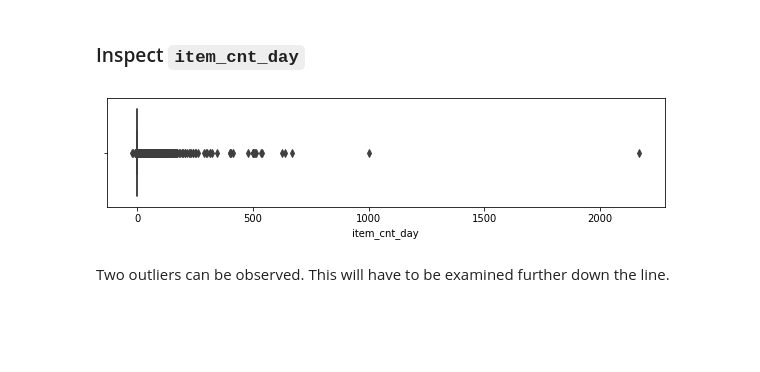
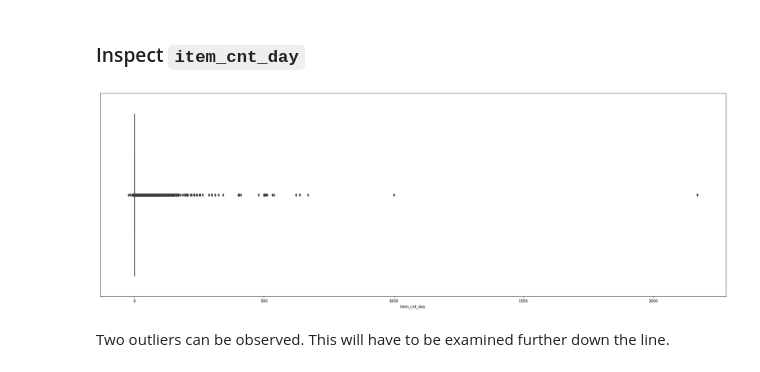
Before and after one commit to cedric-uden/hka-predicting_future_sales, a Jupyter notebook: Predicting_Future_Sales.ipynb, the cells around one changed output. Cells and saved outputs as stored; diff of their text form; code cells hidden in the pictures; blank space fills up the shorter version.

Commit message:
updated the graph defaults across the project

```diff
--- a/Predicting_Future_Sales.ipynb
+++ b/Predicting_Future_Sales.ipynb
@@ -208,10 +208,10 @@ Fortunately, the revenue is closely correlated to the total sales as expected.
 ### Inspect `item_cnt_day`
 # %%
 if run_eda:
-    plt.figure(figsize=(10,2))
+    plt.figure()
     sns.boxplot(x=train_in_months.item_cnt_day)
 # %% [output]
-[figure, old version]
+[figure, new version]
 # %% [markdown]
 Two outliers can be observed. This will have to be examined further down the line.
 # %% [markdown]
```
Also changed, not shown: parts of 7 cells of this notebook, 1 other file.
